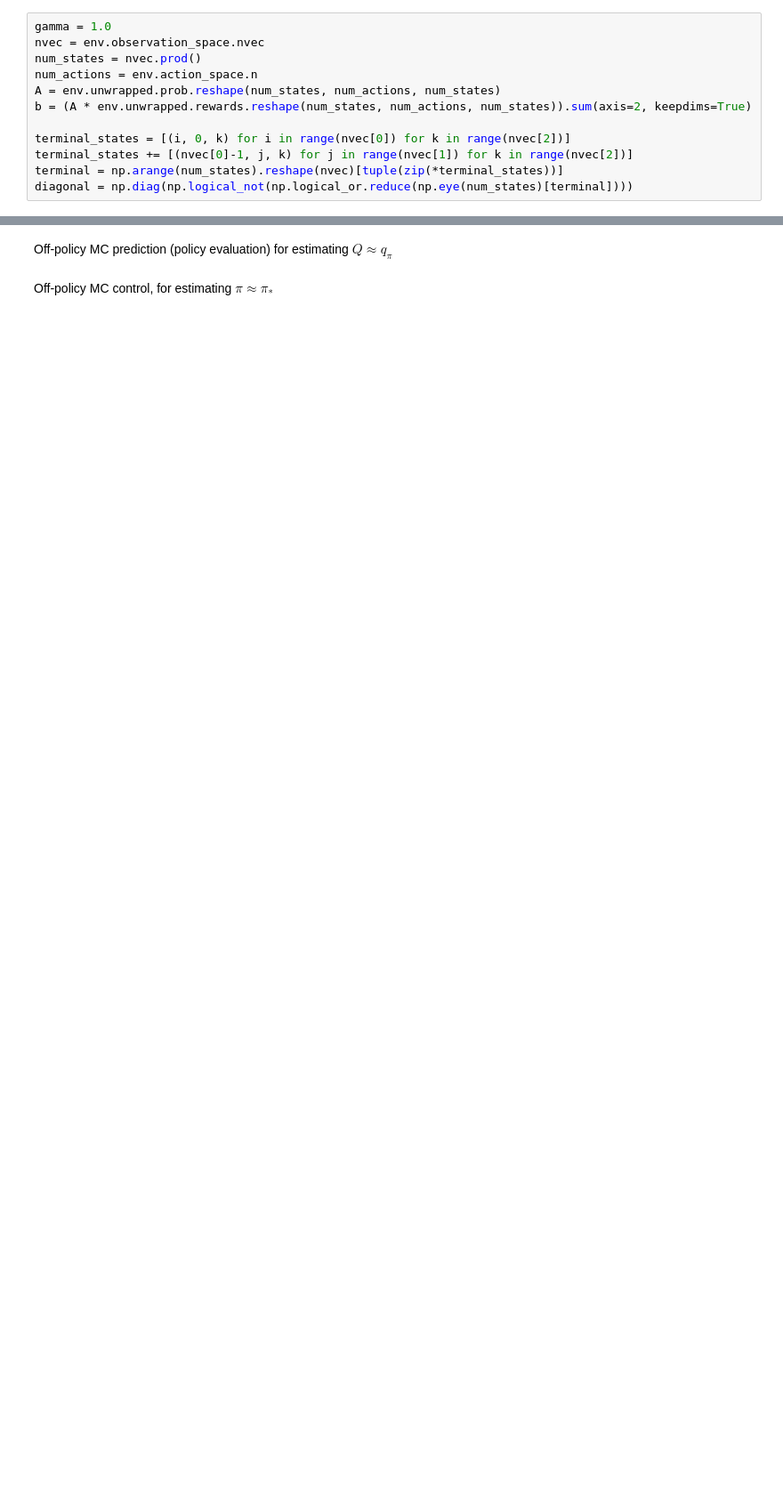
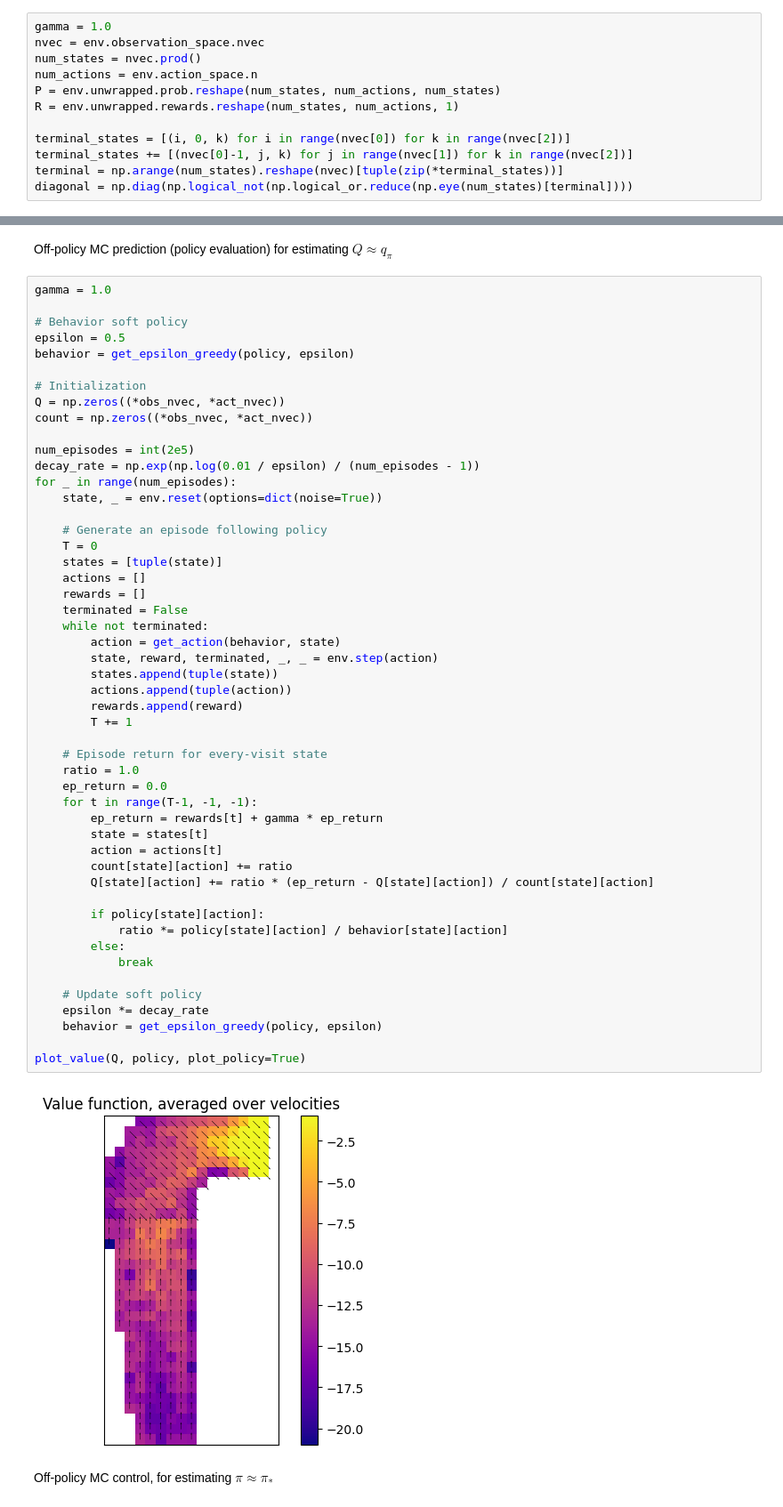
Before and after one commit to itsdaveba/rl-intro, a Jupyter notebook: chapter05/chapter05.ipynb, the cells around one changed output, grey strips where cells are left out. Shown at 89% size. Saved outputs shown, nothing was run; the diff lists cells and outputs as text; blank space fills up the shorter version.

```diff
--- a/chapter05/chapter05.ipynb
+++ b/chapter05/chapter05.ipynb
@@ -66,8 +66,8 @@ gamma = 1.0
 nvec = env.observation_space.nvec
 num_states = nvec.prod()
 num_actions = env.action_space.n
-A = env.unwrapped.prob.reshape(num_states, num_actions, num_states)
-b = (A * env.unwrapped.rewards.reshape(num_states, num_actions, num_states)).sum(axis=2, keepdims=True)
+P = env.unwrapped.prob.reshape(num_states, num_actions, num_states)
+R = env.unwrapped.rewards.reshape(num_states, num_actions, 1)
 
 terminal_states = [(i, 0, k) for i in range(nvec[0]) for k in range(nvec[2])]
 terminal_states += [(nvec[0]-1, j, k) for j in range(nvec[1]) for k in range(nvec[2])]
@@ -530,4 +589,56 @@ env.render()
 # %% [markdown]
 Off-policy MC prediction (policy evaluation) for estimating $Q \approx q_\pi$
+# %%
+gamma = 1.0
+
+# Behavior soft policy
+epsilon = 0.5
+behavior = get_epsilon_greedy(policy, epsilon)
+
+# Initialization
+Q = np.zeros((*obs_nvec, *act_nvec))
+count = np.zeros((*obs_nvec, *act_nvec))
+
+num_episodes = int(2e5)
+decay_rate = np.exp(np.log(0.01 / epsilon) / (num_episodes - 1))
+for _ in range(num_episodes):
+    state, _ = env.reset(options=dict(noise=True))
+
+    # Generate an episode following policy
+    T = 0
+    states = [tuple(state)]
+    actions = []
+    rewards = []
+    terminated = False
+    while not terminated:
+        action = get_action(behavior, state)
+        state, reward, terminated, _, _ = env.step(action)
+        states.append(tuple(state))
+        actions.append(tuple(action))
+        rewards.append(reward)
+        T += 1
+
+    # Episode return for every-visit state
+    ratio = 1.0
+    ep_return = 0.0
+    for t in range(T-1, -1, -1):
+        ep_return = rewards[t] + gamma * ep_return
+        state = states[t]
+        action = actions[t]
+        count[state][action] += ratio
+        Q[state][action] += ratio * (ep_return - Q[state][action]) / count[state][action]
+
+        if policy[state][action]:
+            ratio *= policy[state][action] / behavior[state][action]
+        else:
+            break
+
+    # Update soft policy
+    epsilon *= decay_rate
+    behavior = get_epsilon_greedy(policy, epsilon)
+
+plot_value(Q, policy, plot_policy=True)
+# %% [output]
+[figure, added]
 # %% [markdown]
 Off-policy MC control, for estimating $\pi \approx \pi_*$
```
Also changed, not shown: parts of 18 cells of this notebook, 3 other files.
